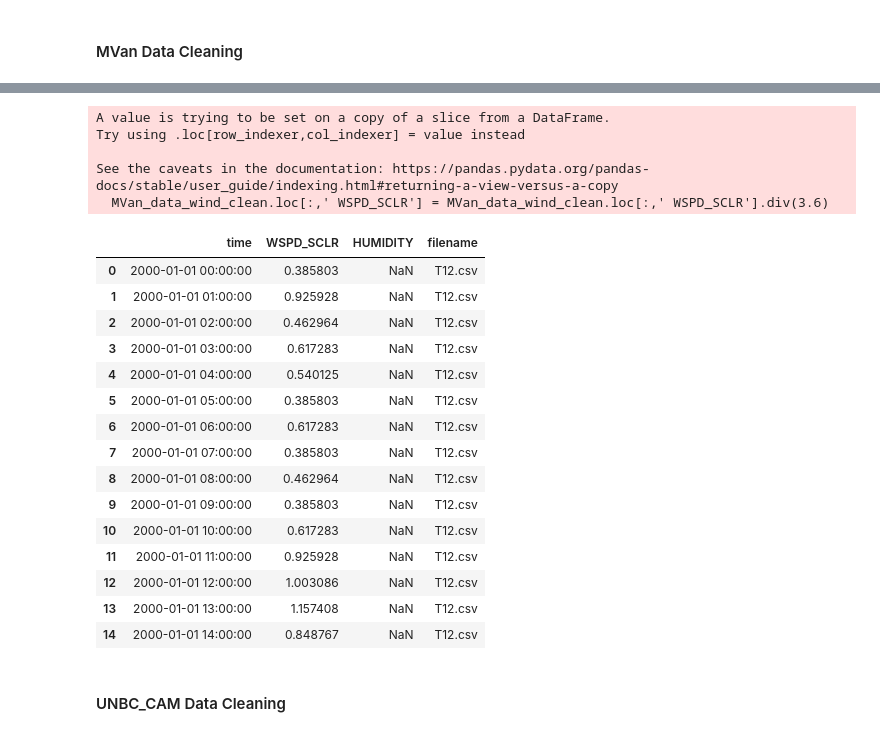
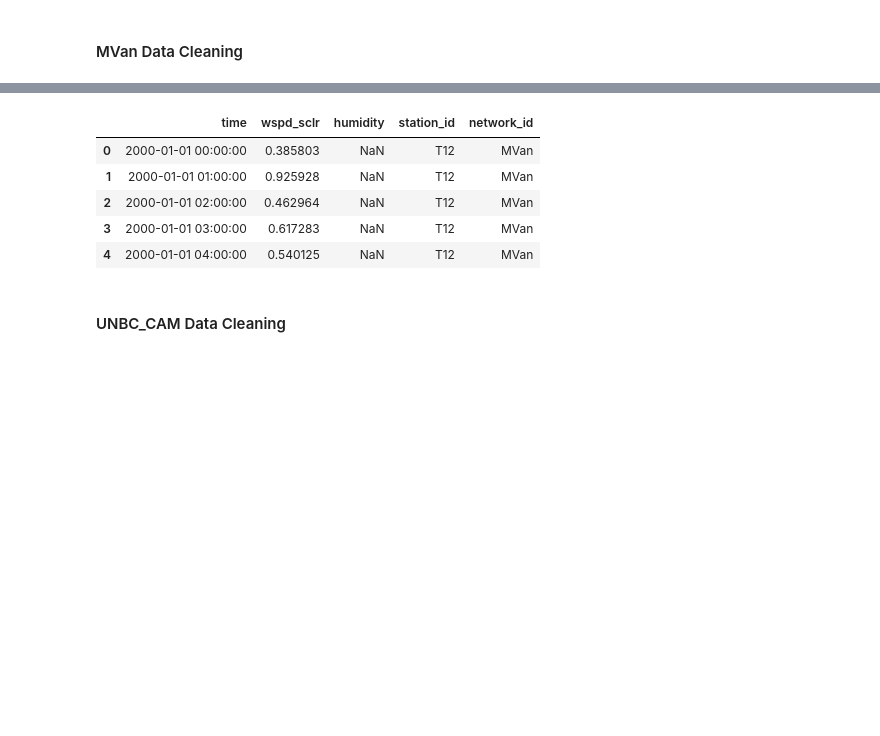
Before and after one commit to madiwiebe/LHL_Capstone_Project, a Jupyter notebook: notebooks/cleaning_data.ipynb, the cells around one changed output, grey strips where cells are left out. Cells and saved outputs as stored; diff of their text form; code cells hidden in the pictures; blank space fills up the shorter version.

```diff
--- a/notebooks/cleaning_data.ipynb
+++ b/notebooks/cleaning_data.ipynb
@@ -766,7 +945,7 @@ MoTIm_data_wind_clean.to_csv(f'{path_2}/MoTIm_data_wind_clean.csv')
 # %% [markdown]
 #### MVan Data Cleaning
 # %%
-MVan_data = functions.to_df('MVan_data.csv')
+MVan_data = functions.to_df('MVan_data_clean.csv')
 # %%
 column_names, column_nulls, duplicate_row_index = functions.start_cleaning(MVan_data)
 # %%
@@ -787,7 +967,7 @@ duplicate rows: Int64Index([], dtype='int64')
 # %%
 # only keep variables of interest
 # no solar data available from this network
-MVan_data_wind = MVan_data.loc[:,(' time', ' WSPD_SCLR', ' HUMIDITY', 'filename')]
+MVan_data_wind = MVan_data.loc[:,('time', 'wspd_sclr', 'humidity', 'station_id', 'network_id')]
     # note that no air pressure or air temperature values are available
 # %%
 # count null values in wind data
@@ -800,6 +981,6 @@ filename           0
 dtype: int64
 # %%
 # drop rows in wind data that do not have WindSpeed values
-MVan_data_wind_clean = MVan_data_wind.dropna(subset=[' WSPD_SCLR'])
+MVan_data_wind_clean = MVan_data_wind.dropna(subset=['wspd_sclr'])
 MVan_data_wind_clean.isna().sum()
 # %% [output]
@@ -830,26 +1002,11 @@ Name:  WSPD_SCLR, dtype: float64
 # %%
 # convert windspeed values from km/h to m/s by dividing values by 3.6
-MVan_data_wind_clean.loc[:,' WSPD_SCLR'] = MVan_data_wind_clean.loc[:,' WSPD_SCLR'].div(3.6)
-MVan_data_wind_clean.head(15)
+MVan_data_wind_clean.loc[:,'wspd_sclr'] = MVan_data_wind_clean.loc[:,'wspd_sclr'].div(3.6)
+MVan_data_wind_clean.head(5)
 # %% [output]
-A value is trying to be set on a copy of a slice from a DataFrame.
-Try using .loc[row_indexer,col_indexer] = value instead
-
-See the caveats in the documentation: https://pandas.pydata.org/pandas-docs/stable/user_guide/indexing.html#returning-a-view-versus-a-copy
-  MVan_data_wind_clean.loc[:,' WSPD_SCLR'] = MVan_data_wind_clean.loc[:,' WSPD_SCLR'].div(3.6)
-|  | time | WSPD_SCLR | HUMIDITY | filename |
-| 0 | 2000-01-01 00:00:00 | 0.385803 | NaN | T12.csv |
-| 1 | 2000-01-01 01:00:00 | 0.925928 | NaN | T12.csv |
-| 2 | 2000-01-01 02:00:00 | 0.462964 | NaN | T12.csv |
-| 3 | 2000-01-01 03:00:00 | 0.617283 | NaN | T12.csv |
-| 4 | 2000-01-01 04:00:00 | 0.540125 | NaN | T12.csv |
-| 5 | 2000-01-01 05:00:00 | 0.385803 | NaN | T12.csv |
-| 6 | 2000-01-01 06:00:00 | 0.617283 | NaN | T12.csv |
-| 7 | 2000-01-01 07:00:00 | 0.385803 | NaN | T12.csv |
-| 8 | 2000-01-01 08:00:00 | 0.462964 | NaN | T12.csv |
-| 9 | 2000-01-01 09:00:00 | 0.385803 | NaN | T12.csv |
-| 10 | 2000-01-01 10:00:00 | 0.617283 | NaN | T12.csv |
-| 11 | 2000-01-01 11:00:00 | 0.925928 | NaN | T12.csv |
-| 12 | 2000-01-01 12:00:00 | 1.003086 | NaN | T12.csv |
-| 13 | 2000-01-01 13:00:00 | 1.157408 | NaN | T12.csv |
-| 14 | 2000-01-01 14:00:00 | 0.848767 | NaN | T12.csv |
+|  | time | wspd_sclr | humidity | station_id | network_id |
+| 0 | 2000-01-01 00:00:00 | 0.385803 | NaN | T12 | MVan |
+| 1 | 2000-01-01 01:00:00 | 0.925928 | NaN | T12 | MVan |
+| 2 | 2000-01-01 02:00:00 | 0.462964 | NaN | T12 | MVan |
+| 3 | 2000-01-01 03:00:00 | 0.617283 | NaN | T12 | MVan |
+| 4 | 2000-01-01 04:00:00 | 0.540125 | NaN | T12 | MVan |
```
Also changed, not shown: parts of 123 cells of this notebook, 5 other files.
